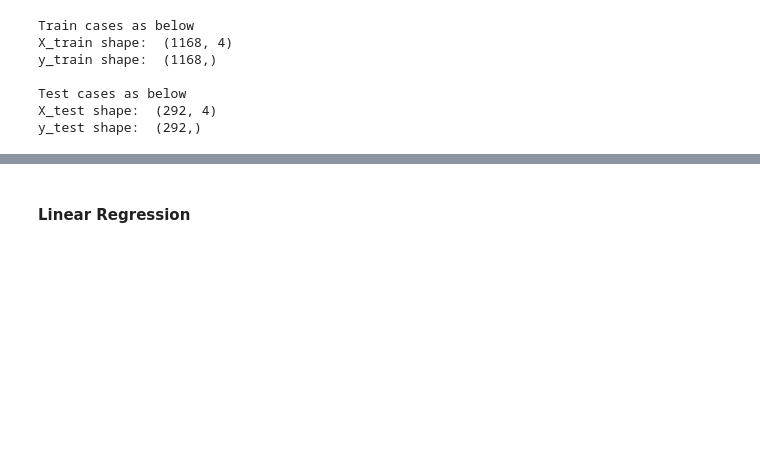
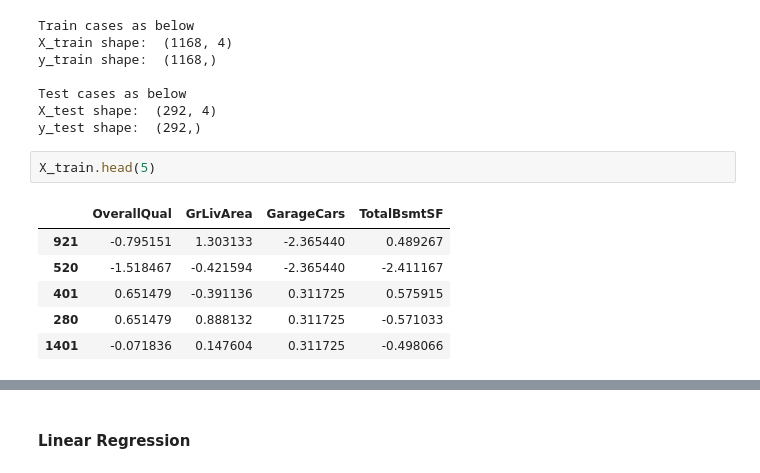
Before and after one commit to SudhakarAnemu/AI-DS-ML-DL-, a Jupyter notebook: ML/jsHousingPractice.ipynb, the cells around one changed output, grey strips where cells are left out. Saved outputs shown, nothing was run; the diff lists cells and outputs as text; blank space fills up the shorter version.

```diff
--- a/ML/jsHousingPractice.ipynb
+++ b/ML/jsHousingPractice.ipynb
@@ -811,3 +819,12 @@ y_train shape:  (1168,)
 Test cases as below
 X_test shape:  (292, 4)
 y_test shape:  (292,)
+# %%
+X_train.head(5)
+# %% [output]
+|  | OverallQual | GrLivArea | GarageCars | TotalBsmtSF |
+| 921 | -0.795151 | 1.303133 | -2.365440 | 0.489267 |
+| 520 | -1.518467 | -0.421594 | -2.365440 | -2.411167 |
+| 401 | 0.651479 | -0.391136 | 0.311725 | 0.575915 |
+| 280 | 0.651479 | 0.888132 | 0.311725 | -0.571033 |
+| 1401 | -0.071836 | 0.147604 | 0.311725 | -0.498066 |
```
Also changed, not shown: parts of 36 cells of this notebook.
